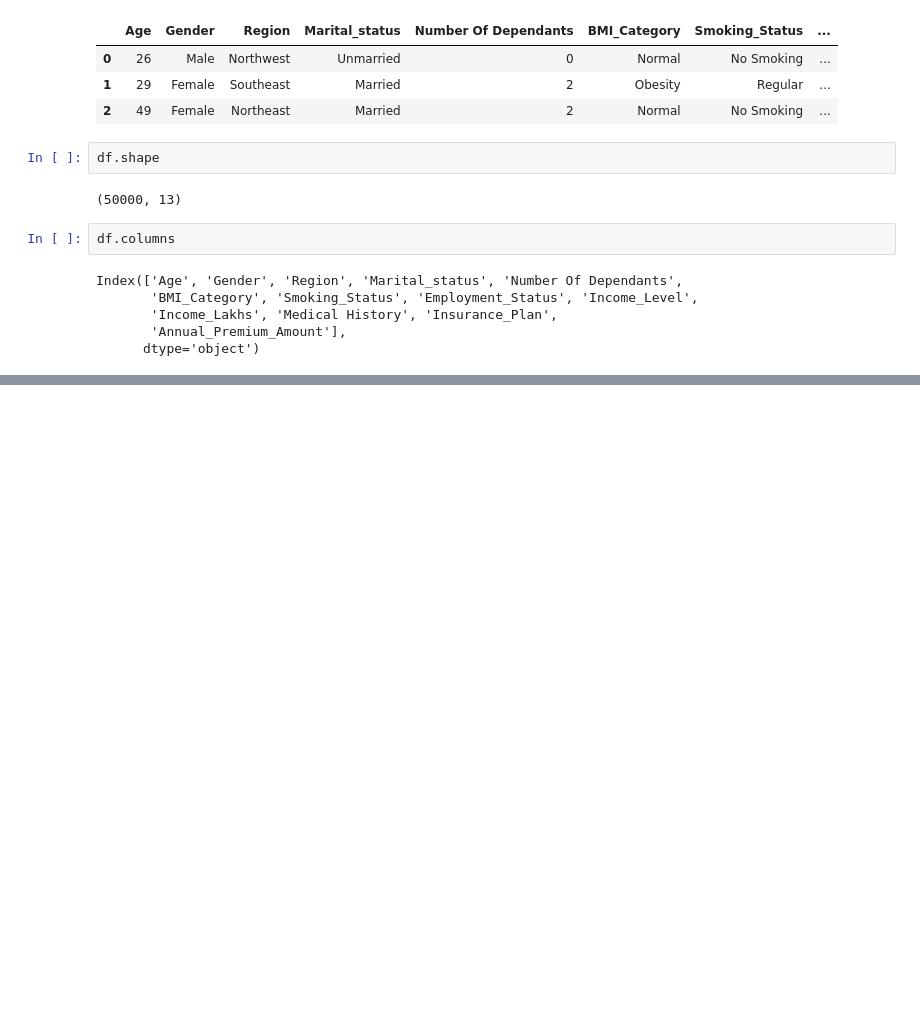
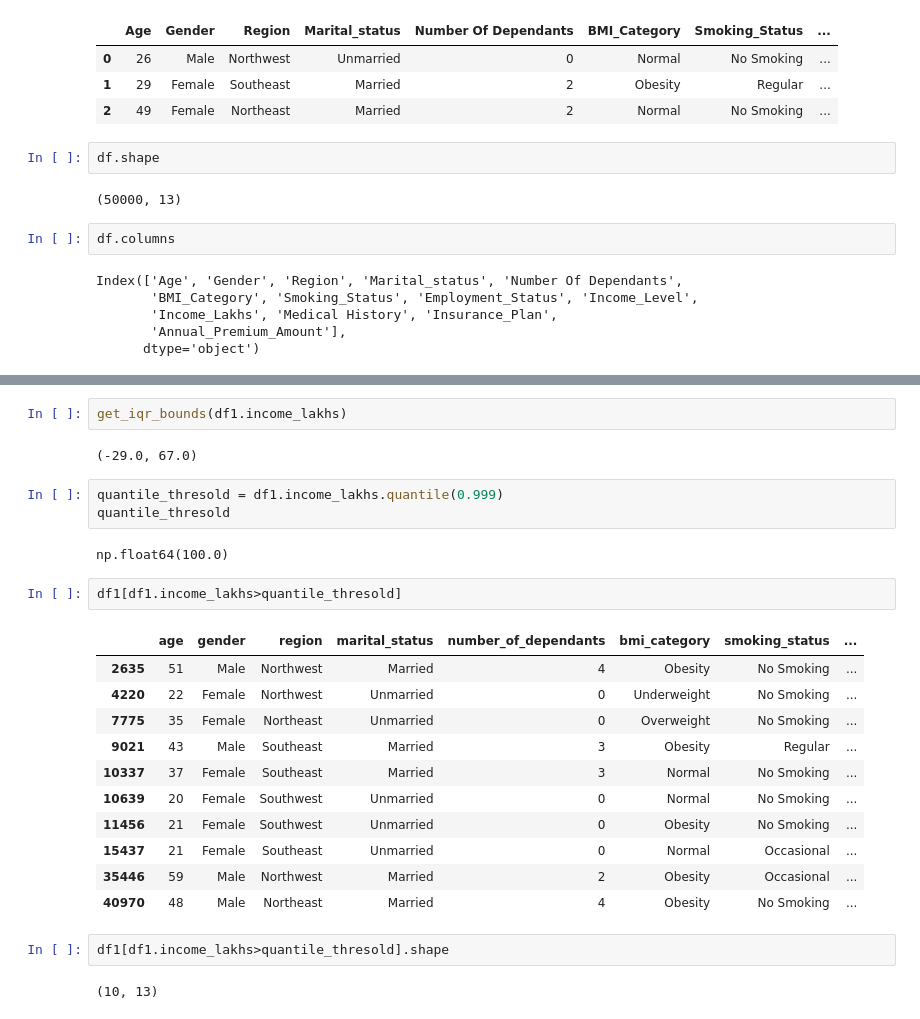
Before and after one commit to ByteMeRadi/Healthcare-Premium-Prediction-App, a Jupyter notebook: data_cleaning/ml_premium_prediction.ipynb, the cells around one changed output, grey strips where cells are left out. Saved outputs shown, nothing was run; the diff lists cells and outputs as text; blank space fills up the shorter version.

```diff
--- a/data_cleaning/ml_premium_prediction.ipynb
+++ b/data_cleaning/ml_premium_prediction.ipynb
@@ -38,0 +194,27 @@ Index(['Age', 'Gender', 'Region', 'Marital_status', 'Number Of Dependants',
+# %%
+get_iqr_bounds(df1.income_lakhs)
+# %% [output]
+(-29.0, 67.0)
+# %%
+quantile_thresold = df1.income_lakhs.quantile(0.999)
+quantile_thresold
+# %% [output]
+np.float64(100.0)
+# %%
+df1[df1.income_lakhs>quantile_thresold]
+# %% [output]
+|  | age | gender | region | marital_status | number_of_dependants | bmi_category | smoking_status | ... |
+| 2635 | 51 | Male | Northwest | Married | 4 | Obesity | No Smoking | ... |
+| 4220 | 22 | Female | Northwest | Unmarried | 0 | Underweight | No Smoking | ... |
+| 7775 | 35 | Female | Northeast | Unmarried | 0 | Overweight | No Smoking | ... |
+| 9021 | 43 | Male | Southeast | Married | 3 | Obesity | Regular | ... |
+| 10337 | 37 | Female | Southeast | Married | 3 | Normal | No Smoking | ... |
+| 10639 | 20 | Female | Southwest | Unmarried | 0 | Normal | No Smoking | ... |
+| 11456 | 21 | Female | Southwest | Unmarried | 0 | Obesity | No Smoking | ... |
+| 15437 | 21 | Female | Southeast | Unmarried | 0 | Normal | Occasional | ... |
+| 35446 | 59 | Male | Northwest | Married | 2 | Obesity | Occasional | ... |
+| 40970 | 48 | Male | Northeast | Married | 4 | Obesity | No Smoking | ... |
+# %%
+df1[df1.income_lakhs>quantile_thresold].shape
+# %% [output]
+(10, 13)
```
Also changed, not shown: parts of 24 cells of this notebook.
